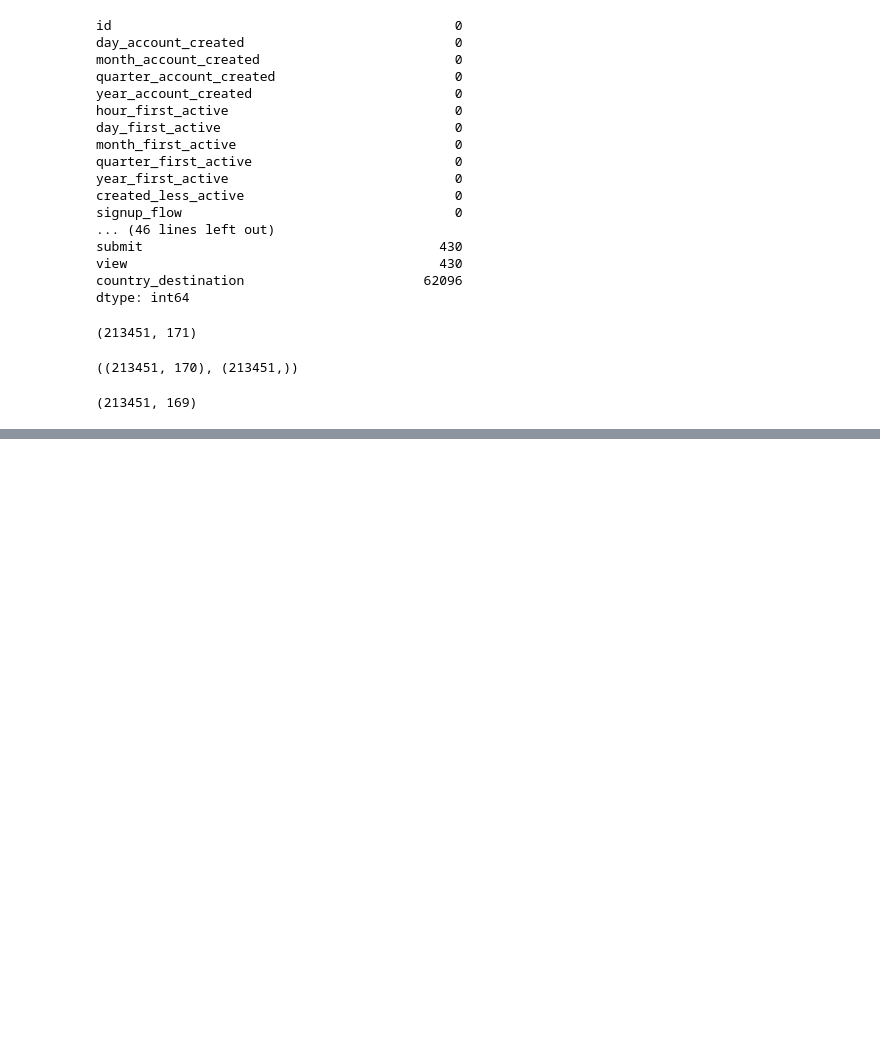
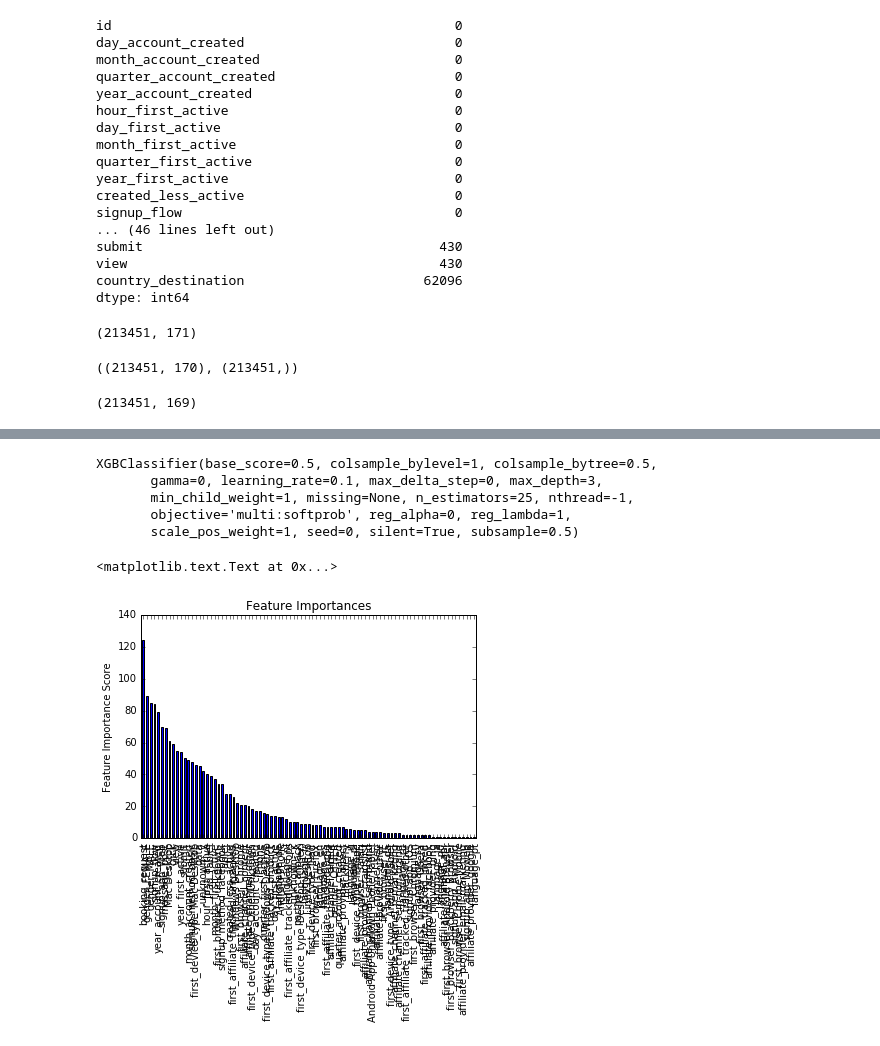
Before and after one commit to ah3200/airbnb-kaggle, a Jupyter notebook: Airbnb-destination-prediction-v1.ipynb, the cells around one changed output, grey strips where cells are left out. Drawn from its saved outputs; the diff is of its cells as text; code cells hidden in the pictures; blank space fills up the shorter version.

Commit message:
update model prediction

```diff
--- a/Airbnb-destination-prediction-v1.ipynb
+++ b/Airbnb-destination-prediction-v1.ipynb
@@ -484,5 +489,5 @@ array([ 0.15081391,  0.14857237,  0.13035534,  0.28448276,  0.58996345])
 # %%
-model2 = RandomForestClassifier(n_estimators=10)
+model2 = RandomForestClassifier(n_estimators=25)
 model2.fit(X, y)
 # %% [output]
 RandomForestClassifier(bootstrap=True, class_weight=None, criterion='gini',
@@ -497,0 +510,15 @@ model2.score(X, y)
+# %%
+#XGB_model = xgb.XGBClassifier(objective='multi:softprob', subsample=0.5, colsample_bytree=0.5, seed=0)
+#param_grid = {'max_depth': [3, 4, 5], 'learning_rate': [0.1, 0.3], 'n_estimators': [25, 50]}
+#model = GridSearchCV(estimator=XGB_model, param_grid=param_grid, scoring='accuracy', verbose=10, n_jobs=1, iid=True, refit=True, cv=3)
+
+XGB_model = xgb.XGBClassifier(objective='multi:softprob', subsample=0.5, colsample_bytree=0.5, seed=0)
+param_grid = {'max_depth': [3], 'learning_rate': [0.1], 'n_estimators': [25, 50]}
+model = GridSearchCV(estimator=XGB_model, param_grid=param_grid, scoring='accuracy', verbose=10, n_jobs=1, iid=True, refit=True, cv=3)
+# %%
+model.fit(X, y)
+print("Best score: %0.3f" % model.best_score_)
+print("Best parameters set:")
+best_parameters = model.best_estimator_.get_params()
+for param_name in sorted(param_grid.keys()):
+    print("\t%s: %r" % (param_name, best_parameters[param_name]))
@@ -497,0 +553,25 @@ model2.score(X, y)
+# %%
+final_model = XGBClassifier(
+        learning_rate =0.1,
+        n_estimators=25,
+        max_depth=3,
+        objective='multi:softprob',
+        subsample=0.5,
+        colsample_bytree=0.5,
+        seed=0)
+final_model.fit(X,y)
+# %% [output]
+XGBClassifier(base_score=0.5, colsample_bylevel=1, colsample_bytree=0.5,
+       gamma=0, learning_rate=0.1, max_delta_step=0, max_depth=3,
+       min_child_weight=1, missing=None, n_estimators=25, nthread=-1,
+       objective='multi:softprob', reg_alpha=0, reg_lambda=1,
+       scale_pos_weight=1, seed=0, silent=True, subsample=0.5)
+# %%
+import matplotlib.pyplot as plt
+%matplotlib inline
+feat_imp = pd.Series(final_model.booster().get_fscore()).sort_values(ascending=False)
+feat_imp.plot(kind='bar', title='Feature Importances')
+plt.ylabel('Feature Importance Score')
+# %% [output]
+<matplotlib.text.Text at 0x...>
+[figure, added]
```
Also changed, not shown: parts of 29 cells of this notebook.
